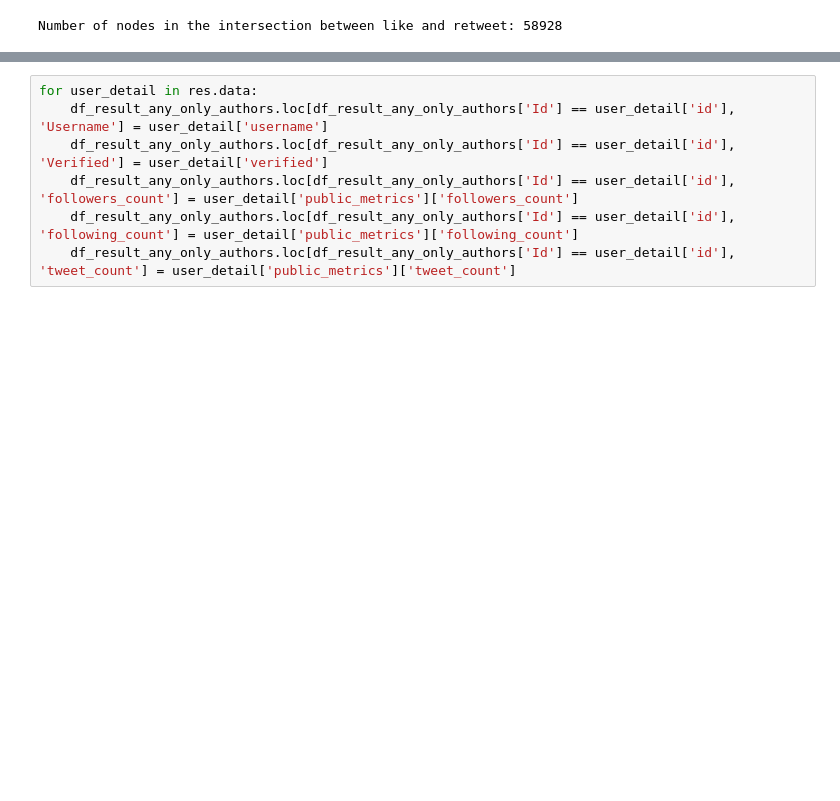
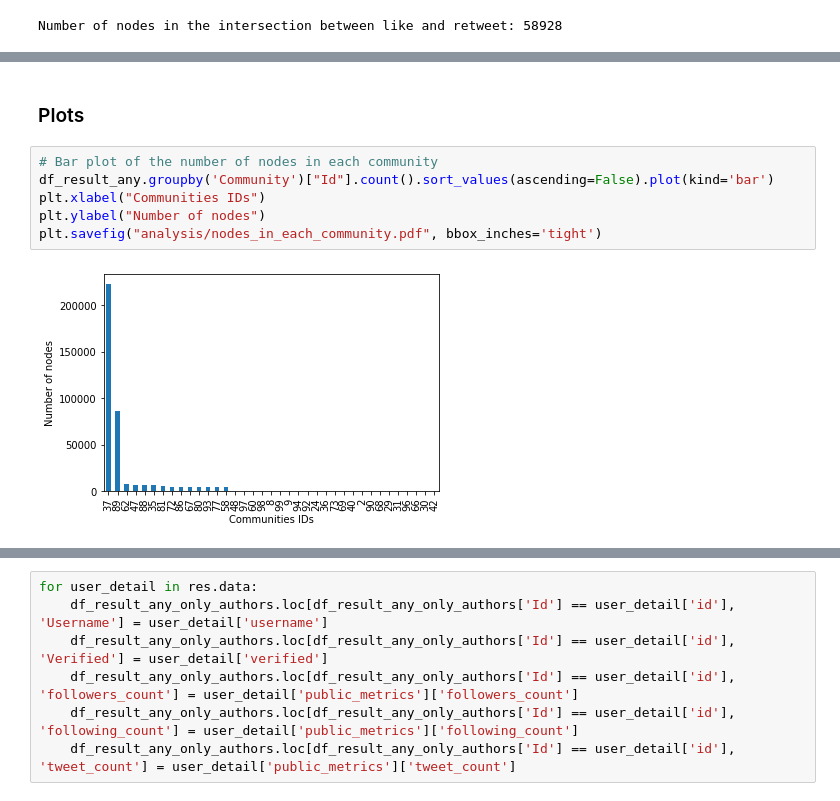
Before and after one commit to ChristopheBroillet/twitter-ukraine-conflict, a Jupyter notebook: 3-analysis.ipynb, the cells around one changed output, grey strips where cells are left out. Drawn from its saved outputs; the diff is of its cells as text; blank space fills up the shorter version.

Commit message:
start refactoring 3-analysis, plot graphs for the report

```diff
--- a/3-analysis.ipynb
+++ b/3-analysis.ipynb
@@ -236,0 +281,10 @@ Number of nodes in the intersection between like and retweet: 58928
+# %% [markdown]
+### Plots
+# %%
+# Bar plot of the number of nodes in each community
+df_result_any.groupby('Community')["Id"].count().sort_values(ascending=False).plot(kind='bar')
+plt.xlabel("Communities IDs")
+plt.ylabel("Number of nodes")
+plt.savefig("analysis/nodes_in_each_community.pdf", bbox_inches='tight')
+# %% [output]
+[figure, added]
```
Also changed, not shown: parts of 13 cells of this notebook, 7 other files.
